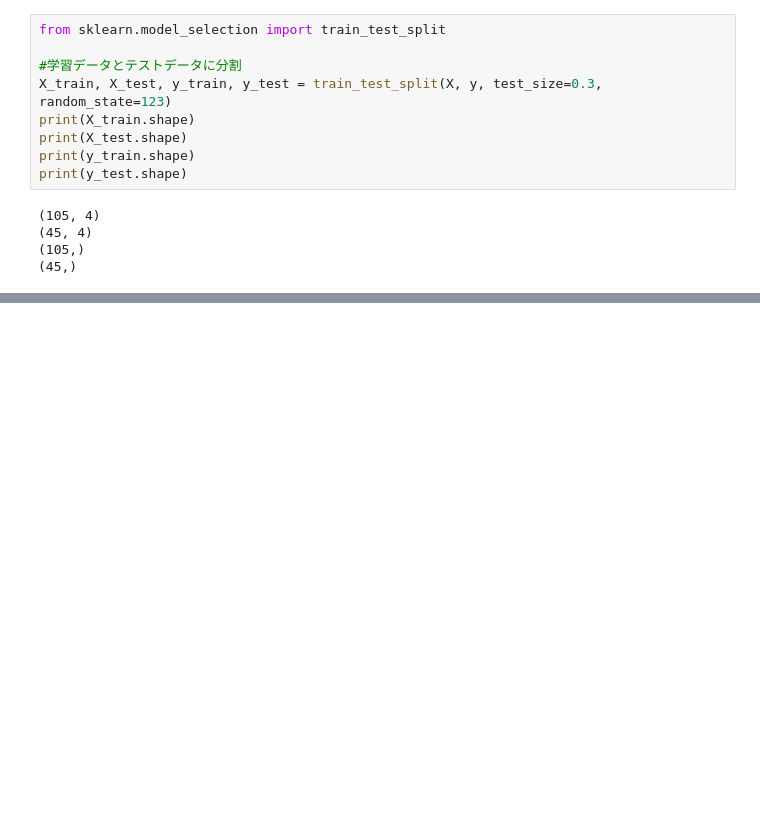
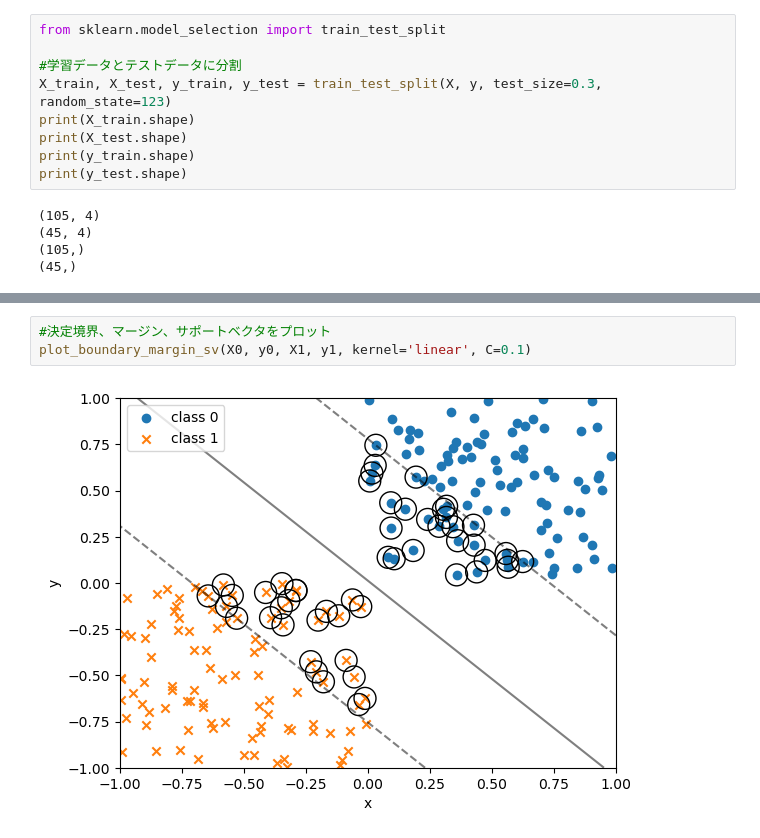
Before and after one commit to heyheylim/python-data-analysis-exam, a Jupyter notebook: scikit-learn-classification.ipynb, the cells around one changed output, grey strips where cells are left out. Saved outputs shown, nothing was run; the diff lists cells and outputs as text; blank space fills up the shorter version.

```diff
--- a/scikit-learn-classification.ipynb
+++ b/scikit-learn-classification.ipynb
@@ -34,0 +96,5 @@ print(y_test.shape)
+# %%
+#決定境界、マージン、サポートベクタをプロット
+plot_boundary_margin_sv(X0, y0, X1, y1, kernel='linear', C=0.1)
+# %% [output]
+[figure, added]
```
Also changed, not shown: parts of 5 cells of this notebook.
